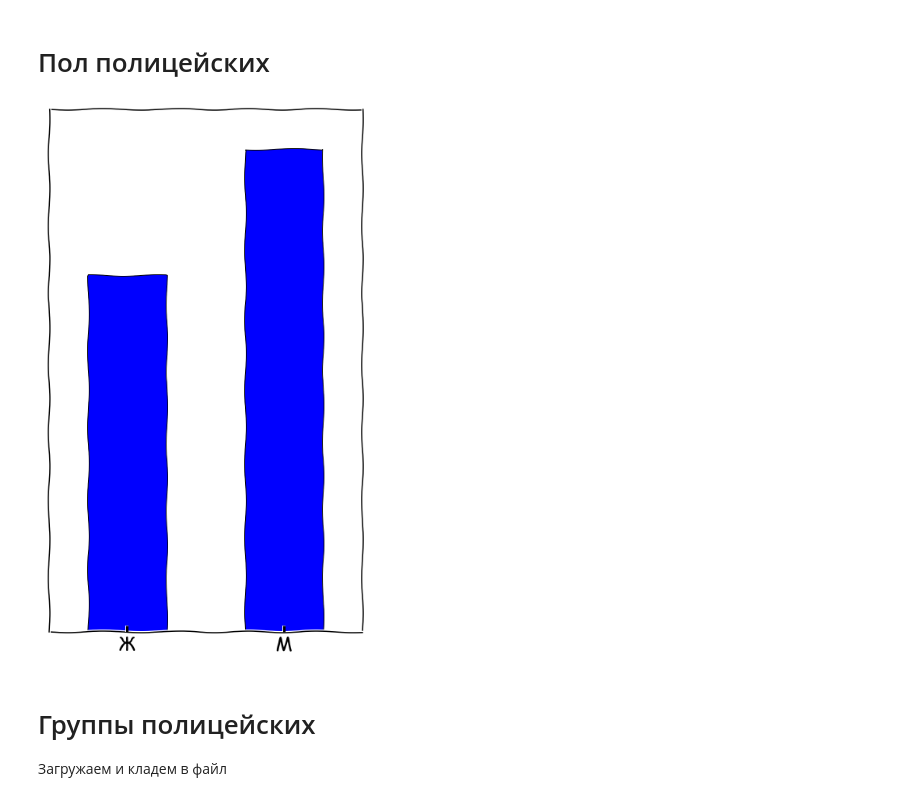
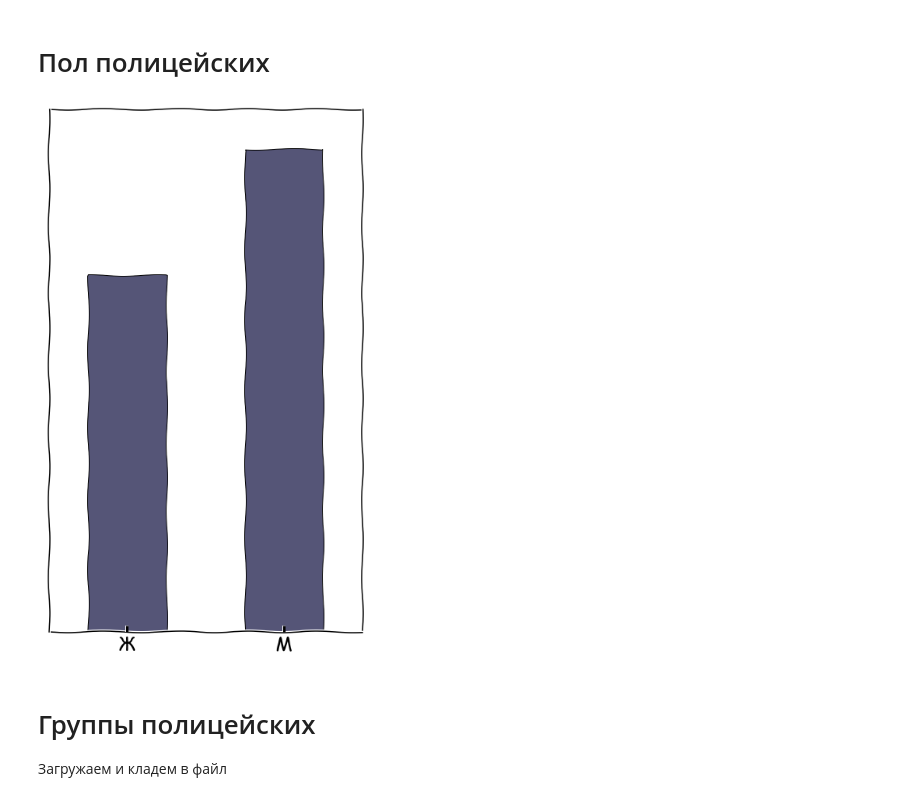
Before and after one commit to alwx/police-analytics, a Jupyter notebook: PoliceGroups.ipynb, the cells around one changed output. Saved outputs shown, nothing was run; the diff lists cells and outputs as text; code cells hidden in the pictures.

Commit message:
even better PoliceGroups plots!

```diff
--- a/PoliceGroups.ipynb
+++ b/PoliceGroups.ipynb
@@ -135,36 +135,36 @@ def update_sex(user):
 users = map(update_sex, users)
 users = filter(lambda x: x['sex'] != 0, users)
 
 df = pd.DataFrame(users)
 df = df.groupby('sex_name').size()
 
+p = df.plot(kind='bar', color='#555577')
+
 plt.xkcd()
 
 plt.tick_params(
     axis='x',          # changes apply to the x-axis
     which='both',      # both major and minor ticks are affected
     top='off',
     bottom='on')         # labels along the bottom edge are off
 
 plt.tick_params(
     axis='y',          # changes apply to the x-axis
     which='both',      # both major and minor ticks are affected
     left='off',
     right='off')         # labels along the bottom edge are off
 
 matplotlib.rc('xtick', labelsize=24)
 matplotlib.rc('ytick', labelsize=0)
 
-p = df.plot(kind='bar')
-
 plt.xticks(rotation=0)
 
 p.set_xlabel("")
 p.get_figure().set_size_inches(6, 10)
 p.get_figure().tight_layout()
 p.get_figure().savefig('images/sex_police.png', dpi=100)
 # %% [output]
-[figure, old version]
+[figure, new version]
 # %% [markdown]
 # Группы полицейских
 Загружаем и кладем в файл
```
Also changed, not shown: parts of 1 cell of this notebook, 3 other files.
